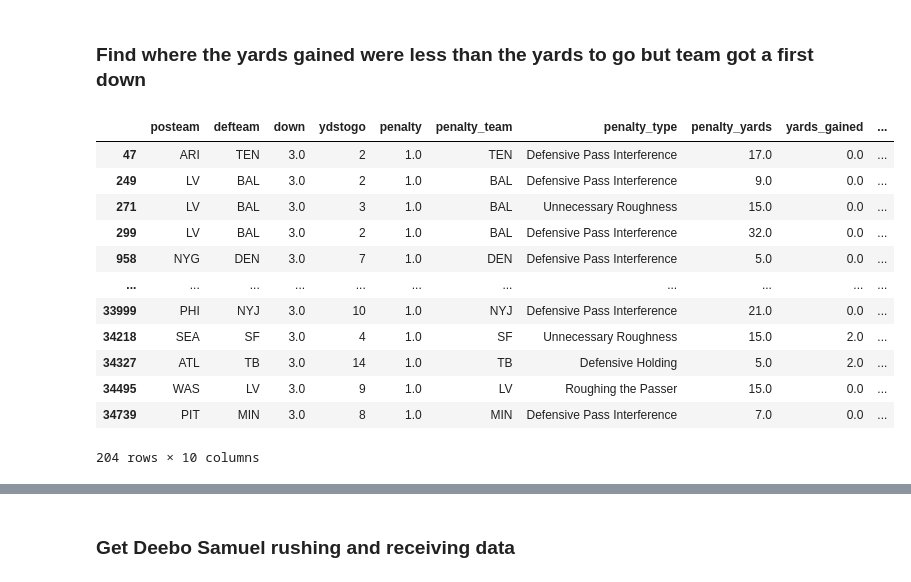
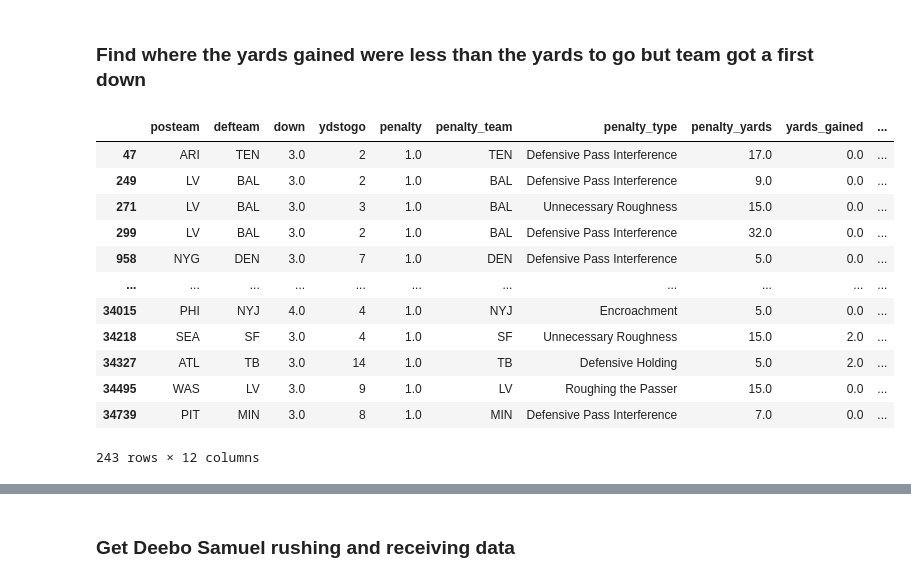
Before and after one commit to naveenv92/nfl-infographics, a Jupyter notebook: notebooks/third_down_penalties.ipynb, the cells around one changed output, grey strips where cells are left out. Cells and saved outputs as stored; diff of their text form; code cells hidden in the pictures.

```diff
--- a/notebooks/third_down_penalties.ipynb
+++ b/notebooks/third_down_penalties.ipynb
@@ -21,3 +21,3 @@ df = npy.load_pbp_data(2021)
 # %%
-df_penalty = df[(df["down"] == 3) & (df["penalty"] == 1)].copy()
+df_penalty = df[(df["down"].isin([3, 4])) & (df["penalty"] == 1)].copy()
 # %%
@@ -60,22 +60,24 @@ df_penalty[["posteam", "defteam", "down", "ydstogo", "penalty", "penalty_team",
 ### Find where the yards gained were less than the yards to go but team got a first down
 # %%
 df_penalty = df_penalty[(df_penalty["yards_gained"] < df_penalty["ydstogo"]) & (df_penalty["first_down"] == 1)].copy()
+# %%
+df_penalty["final_pts"] = df["fixed_drive_result"].apply(lambda x: 6 if x == "Touchdown" else 3 if x == "Field goal" else 0)
 # %%
-df_penalty[["posteam", "defteam", "down", "ydstogo", "penalty", "penalty_team", "penalty_type", "penalty_yards", "yards_gained", "first_down"]]
+df_penalty[["posteam", "defteam", "down", "ydstogo", "penalty", "penalty_team", "penalty_type", "penalty_yards", "yards_gained", "first_down", "fixed_drive_result", "final_pts"]]
 # %% [output]
 |  | posteam | defteam | down | ydstogo | penalty | penalty_team | penalty_type | penalty_yards | yards_gained | ... |
 | 47 | ARI | TEN | 3.0 | 2 | 1.0 | TEN | Defensive Pass Interference | 17.0 | 0.0 | ... |
 | 249 | LV | BAL | 3.0 | 2 | 1.0 | BAL | Defensive Pass Interference | 9.0 | 0.0 | ... |
 | 271 | LV | BAL | 3.0 | 3 | 1.0 | BAL | Unnecessary Roughness | 15.0 | 0.0 | ... |
 | 299 | LV | BAL | 3.0 | 2 | 1.0 | BAL | Defensive Pass Interference | 32.0 | 0.0 | ... |
 | 958 | NYG | DEN | 3.0 | 7 | 1.0 | DEN | Defensive Pass Interference | 5.0 | 0.0 | ... |
 | ... | ... | ... | ... | ... | ... | ... | ... | ... | ... | ... |
-| 33999 | PHI | NYJ | 3.0 | 10 | 1.0 | NYJ | Defensive Pass Interference | 21.0 | 0.0 | ... |
+| 34015 | PHI | NYJ | 4.0 | 4 | 1.0 | NYJ | Encroachment | 5.0 | 0.0 | ... |
 | 34218 | SEA | SF | 3.0 | 4 | 1.0 | SF | Unnecessary Roughness | 15.0 | 2.0 | ... |
 | 34327 | ATL | TB | 3.0 | 14 | 1.0 | TB | Defensive Holding | 5.0 | 2.0 | ... |
 | 34495 | WAS | LV | 3.0 | 9 | 1.0 | LV | Roughing the Passer | 15.0 | 0.0 | ... |
 | 34739 | PIT | MIN | 3.0 | 8 | 1.0 | MIN | Defensive Pass Interference | 7.0 | 0.0 | ... |
-204 rows × 10 columns
+243 rows × 12 columns
 # %%
 df_agg = (
     df_penalty.groupby("posteam", as_index=False)
```
Also changed, not shown: parts of 7 cells of this notebook.
